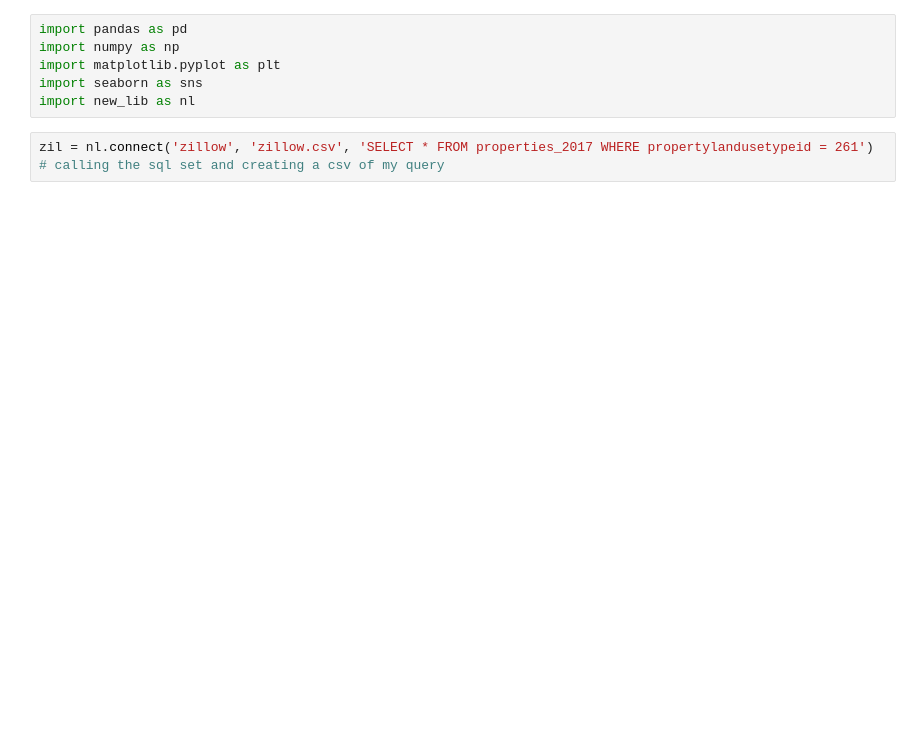
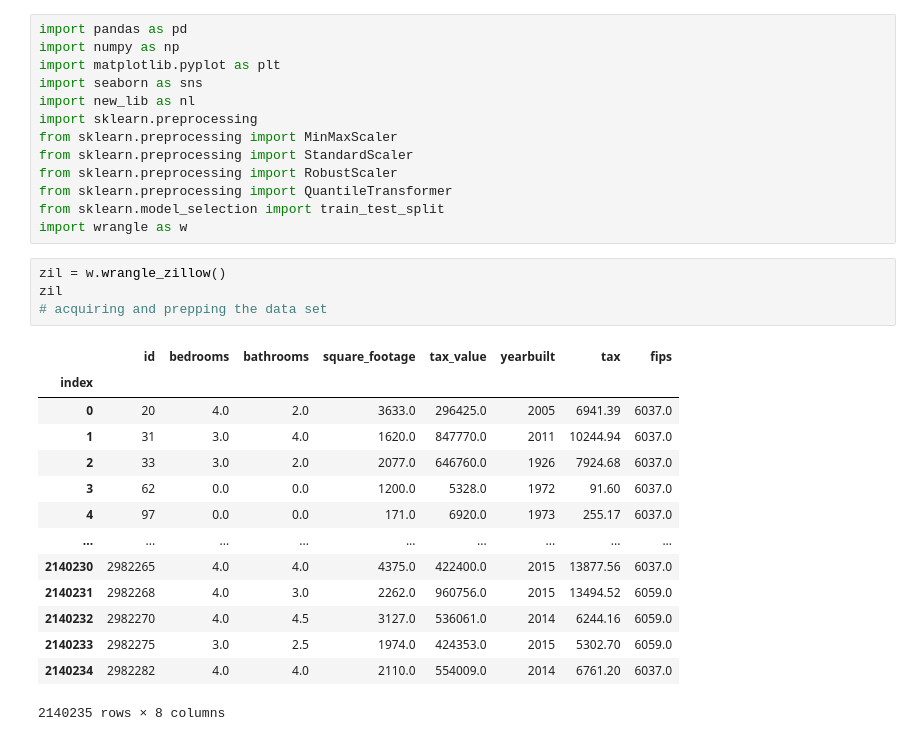
Before and after one commit to akonstans/regression_exercises, a Jupyter notebook: wrangle.ipynb, the cells around one changed output. Cells and saved outputs as stored; diff of their text form; blank space fills up the shorter version.

```diff
--- a/wrangle.ipynb
+++ b/wrangle.ipynb
@@ -4,9 +4,32 @@ import numpy as np
 import matplotlib.pyplot as plt
 import seaborn as sns
 import new_lib as nl
+import sklearn.preprocessing
+from sklearn.preprocessing import MinMaxScaler
+from sklearn.preprocessing import StandardScaler
+from sklearn.preprocessing import RobustScaler
+from sklearn.preprocessing import QuantileTransformer
+from sklearn.model_selection import train_test_split
+import wrangle as w
-# %%
-zil = nl.connect('zillow', 'zillow.csv', 'SELECT * FROM properties_2017 WHERE propertylandusetypeid = 261')
-# calling the sql set and creating a csv of my query
+# %%
+zil = w.wrangle_zillow()
+zil
+# acquiring and prepping the data set
+# %% [output]
+|  | id | bedrooms | bathrooms | square_footage | tax_value | yearbuilt | tax | fips |
+| index |  |  |  |  |  |  |  |  |
+| 0 | 20 | 4.0 | 2.0 | 3633.0 | 296425.0 | 2005 | 6941.39 | 6037.0 |
+| 1 | 31 | 3.0 | 4.0 | 1620.0 | 847770.0 | 2011 | 10244.94 | 6037.0 |
+| 2 | 33 | 3.0 | 2.0 | 2077.0 | 646760.0 | 1926 | 7924.68 | 6037.0 |
+| 3 | 62 | 0.0 | 0.0 | 1200.0 | 5328.0 | 1972 | 91.60 | 6037.0 |
+| 4 | 97 | 0.0 | 0.0 | 171.0 | 6920.0 | 1973 | 255.17 | 6037.0 |
+| ... | ... | ... | ... | ... | ... | ... | ... | ... |
+| 2140230 | 2982265 | 4.0 | 4.0 | 4375.0 | 422400.0 | 2015 | 13877.56 | 6037.0 |
+| 2140231 | 2982268 | 4.0 | 3.0 | 2262.0 | 960756.0 | 2015 | 13494.52 | 6059.0 |
+| 2140232 | 2982270 | 4.0 | 4.5 | 3127.0 | 536061.0 | 2014 | 6244.16 | 6059.0 |
+| 2140233 | 2982275 | 3.0 | 2.5 | 1974.0 | 424353.0 | 2015 | 5302.70 | 6059.0 |
+| 2140234 | 2982282 | 4.0 | 4.0 | 2110.0 | 554009.0 | 2014 | 6761.20 | 6037.0 |
+2140235 rows × 8 columns
 # %%
 zil.describe()
 # quick description of the data
```
Also changed, not shown: parts of 8 cells of this notebook, 8 other files.
